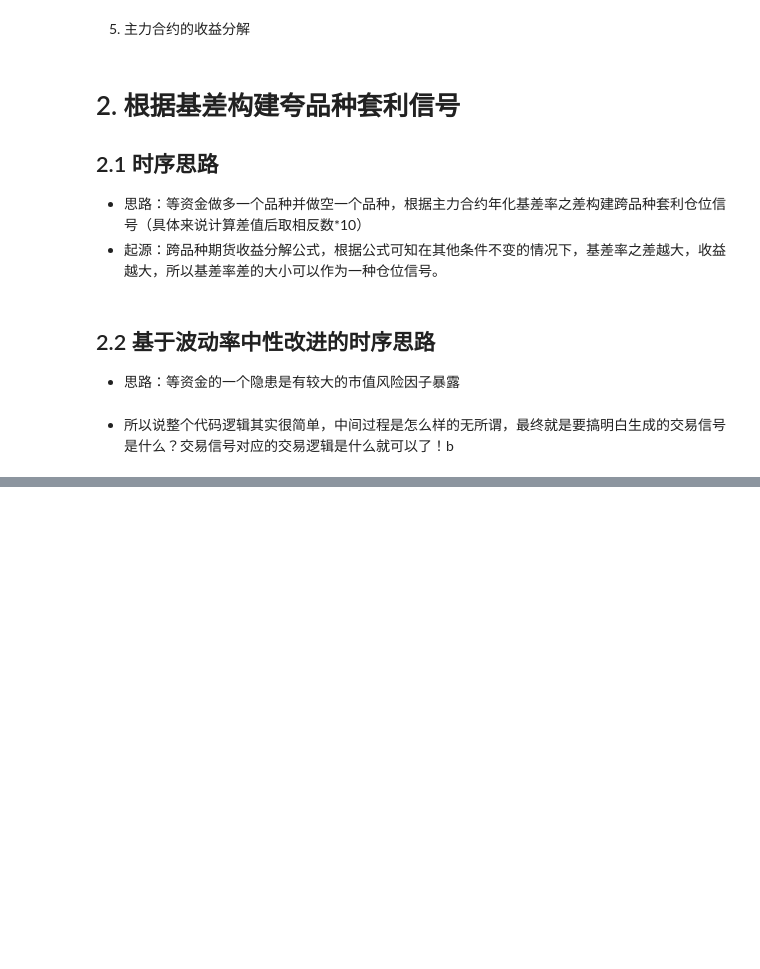
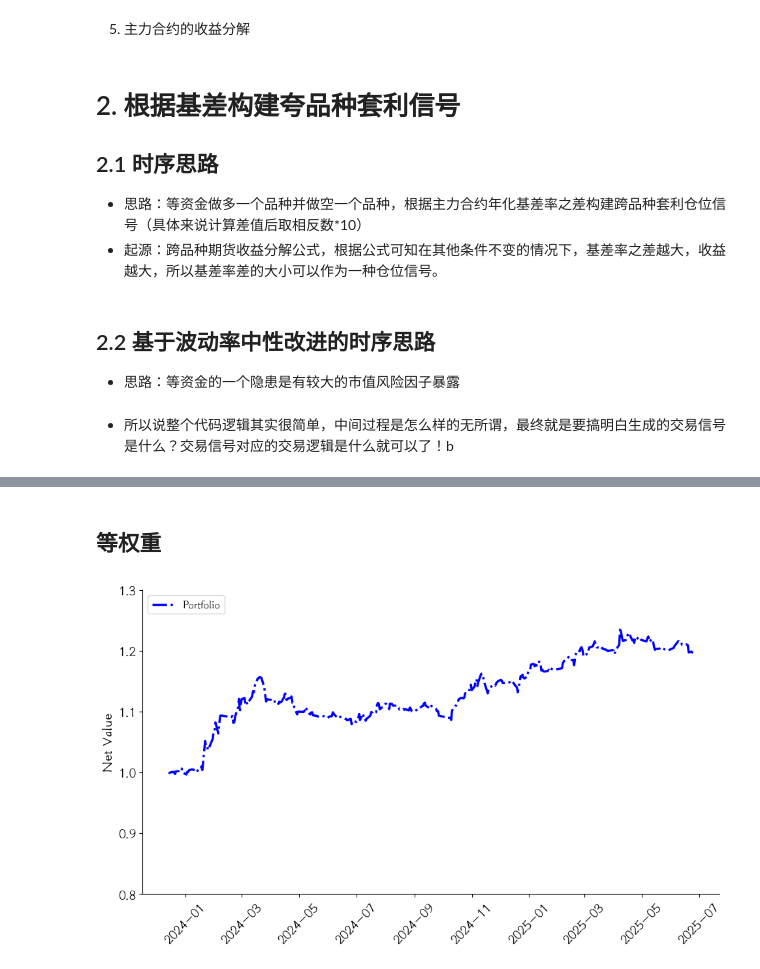
Before and after one commit to Yuyang-Yao75/Daily-Futures-Arbitrary-Strategy, a Jupyter notebook: src/research.ipynb, the cells around one changed output, grey strips where cells are left out. Saved outputs shown, nothing was run; the diff lists cells and outputs as text; code cells hidden in the pictures; blank space fills up the shorter version.

```diff
--- a/src/research.ipynb
+++ b/src/research.ipynb
@@ -423,0 +578,2 @@ for pair in AVAILABLE_PAIRS:
+# %% [markdown]
+## 等权重
@@ -423,0 +610,30 @@ for pair in AVAILABLE_PAIRS:
+# %%
+plot_df_equal = backtest_df_equal.copy().reset_index()
+plot_df_equal['date'] = pd.to_datetime(plot_df_equal['date'])
+
+plt.figure(figsize=(10,6))
+
+# plt.plot(plot_df_equal['date'], plot_df_equal['ICIF_nv'], label='IC_IF', color='red', linewidth=2.5)
+# plt.plot(plot_df_equal['date'], plot_df_equal['IFIH_nv'], label='IF_IH', color='gray', linewidth=2.5)
+# plt.plot(plot_df_equal['date'], plot_df_equal['IMIC_nv'], label='IM_IH', color='pink', linewidth=2.5, linestyle='--')
+plt.plot(plot_df_equal['date'], plot_df_equal['portfolio_nv'], label='Portfolio', color='blue', linewidth=2.5, linestyle='-.')
+
+# 图例
+plt.legend(loc='upper left', fontsize=12)
+
+# 坐标轴范围
+ymax = plot_df_equal[['portfolio_nv']].max().max()
+plt.ylim(0.8, ymax * 1.05)
+
+# 样式设置
+plt.xticks(rotation=45)
+plt.grid(False)
+for spine in ['top', 'right']:
+    plt.gca().spines[spine].set_visible(False)
+
+# 标题和坐标轴
+plt.ylabel('Net Value')
+plt.tight_layout()
+plt.show()
+# %% [output]
+[figure, added]
```
Also changed, not shown: parts of 47 cells of this notebook, 2 other files.
